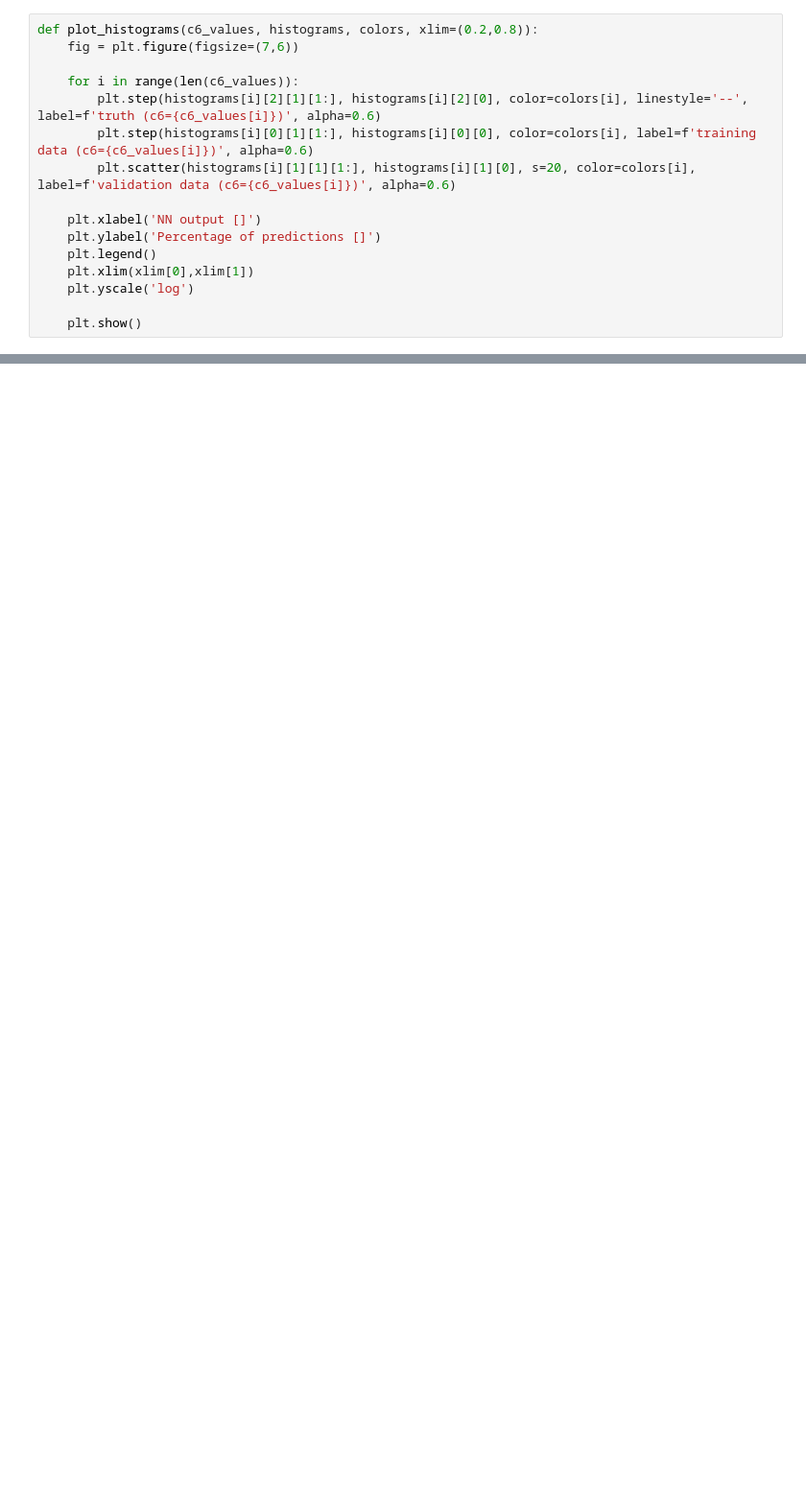
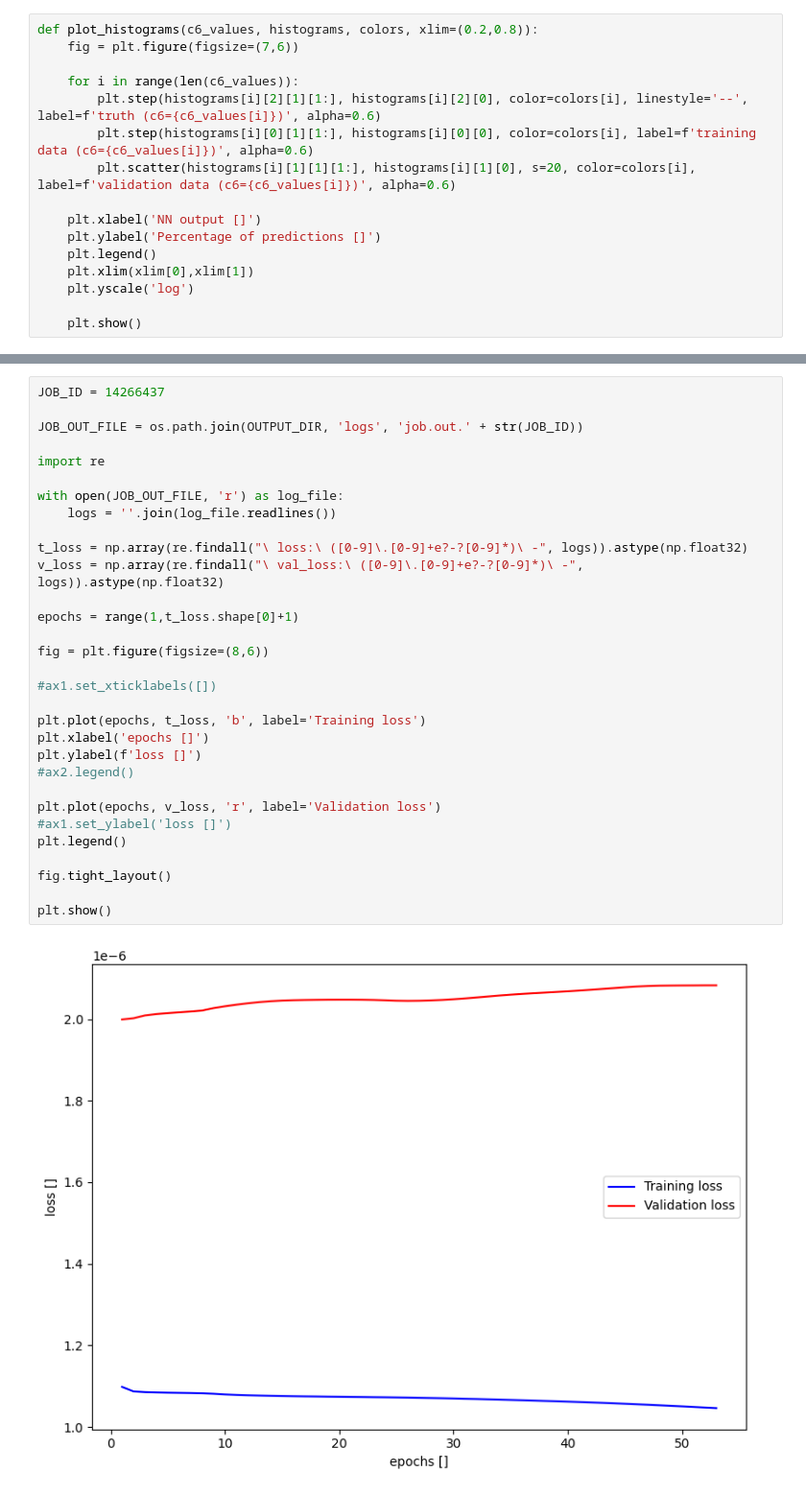
Before and after one commit to taehyounpark/higgs-offshell-interpretation, a Jupyter notebook: plot-alice-outputs.ipynb, the cells around one changed output, grey strips where cells are left out. Shown at 96% size. Saved outputs shown, nothing was run; the diff lists cells and outputs as text; blank space fills up the shorter version.

```diff
--- a/plot-alice-outputs.ipynb
+++ b/plot-alice-outputs.ipynb
@@ -146,0 +170,33 @@ plot_histograms(c6_vals, histograms, colors, xlim=(0,1))
+# %%
+JOB_ID = 14266437
+
+JOB_OUT_FILE = os.path.join(OUTPUT_DIR, 'logs', 'job.out.' + str(JOB_ID))
+
+import re
+
+with open(JOB_OUT_FILE, 'r') as log_file:
+    logs = ''.join(log_file.readlines())
+
+t_loss = np.array(re.findall("\ loss:\ ([0-9]\.[0-9]+e?-?[0-9]*)\ -", logs)).astype(np.float32)
+v_loss = np.array(re.findall("\ val_loss:\ ([0-9]\.[0-9]+e?-?[0-9]*)\ -", logs)).astype(np.float32)
+
+epochs = range(1,t_loss.shape[0]+1)
+
+fig = plt.figure(figsize=(8,6))
+
+#ax1.set_xticklabels([])
+
+plt.plot(epochs, t_loss, 'b', label='Training loss')
+plt.xlabel('epochs []')
+plt.ylabel(f'loss []')
+#ax2.legend()
+
+plt.plot(epochs, v_loss, 'r', label='Validation loss')
+#ax1.set_ylabel('loss []')
+plt.legend()
+
+fig.tight_layout()
+
+plt.show()
+# %% [output]
+[figure, added]
```
Also changed, not shown: parts of 9 cells of this notebook, 3 other files.
